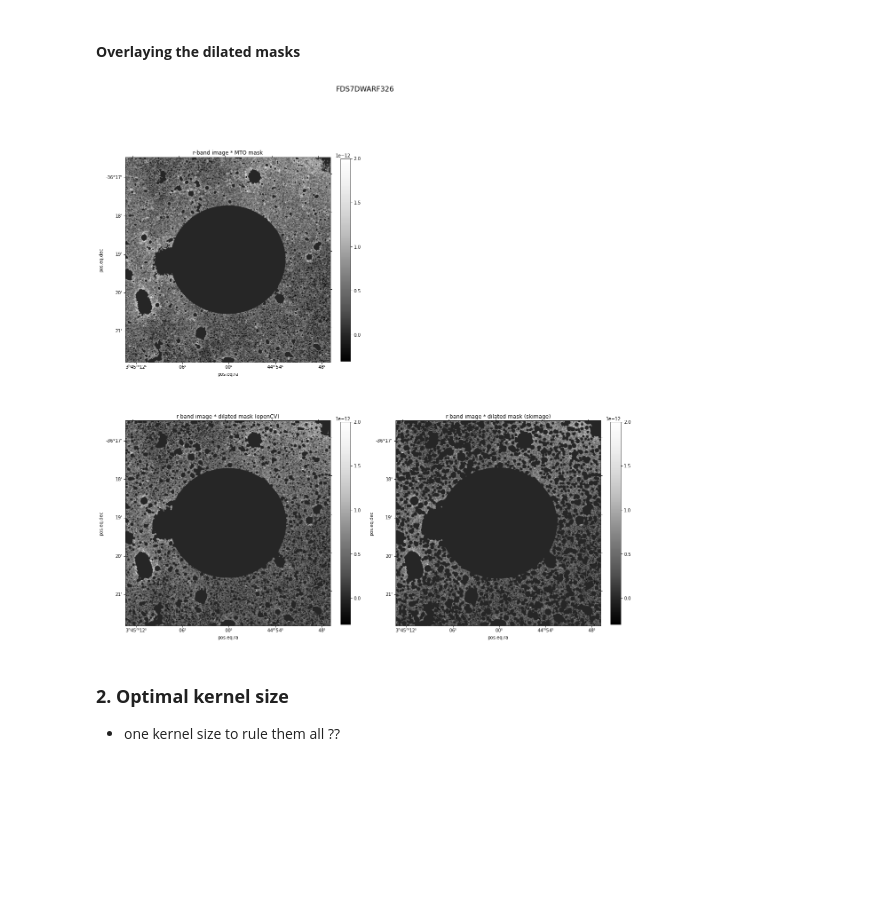
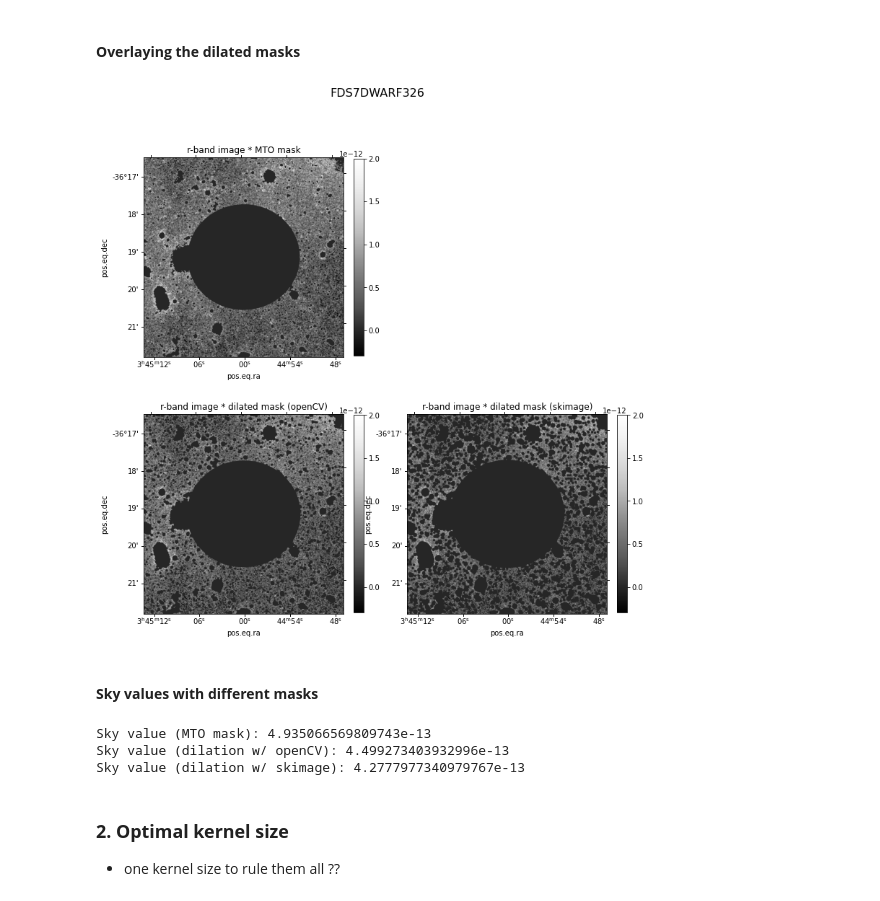
Before and after one commit to shivangeerathi/photometry_notebooks, a Jupyter notebook: testing_dilation.ipynb, the cells around one changed output. Cells and saved outputs as stored; diff of their text form; code cells hidden in the pictures; blank space fills up the shorter version.

```diff
--- a/testing_dilation.ipynb
+++ b/testing_dilation.ipynb
@@ -135,35 +133,41 @@ Text(0.5, 1.0, 'dilation - skimage')
 # %% [markdown]
 #### **Overlaying the dilated masks**
 # %%
-fig = plt.figure(figsize=(20, 20))
+fig = plt.figure(figsize=(12, 12))
 fig.suptitle(obj, fontsize=16)
 
 wcs = WCS(hdr)
 
 ax1 = fig.add_subplot(221, projection=wcs)
 ax3 = fig.add_subplot(223, projection=wcs)
 ax4 = fig.add_subplot(224, projection=wcs)
 
 im1 = ax1.imshow(data*(1-mask_w_gal), origin='lower', cmap='Greys_r',
                 vmin=-3e-13, vmax=2e-12)
 ax1.set_title('r-band image * MTO mask')
 cb1 = plt.colorbar(im1, ax=ax1, fraction=0.045, pad=0.045)
 
 im3 = ax3.imshow(data*(1-dilation_openCV), origin='lower', cmap="Greys_r",
                  vmin=-3e-13, vmax=2e-12)
 ax3.set_title('r-band image * dilated mask (openCV)')
 cb3 = plt.colorbar(im3, ax=ax3, fraction=0.045, pad=0.045)
 
 im4 = ax4.imshow(data*(1-dilation_skimage), origin='lower', cmap="Greys_r",
                  vmin=-3e-13, vmax=2e-12)
 ax4.set_title('r-band image * dilated mask (skimage)')
 cb4 = plt.colorbar(im4, ax=ax4, fraction=0.045, pad=0.045)
-
-# ax.set_xlabel('RA')
-# ax.set_ylabel('DEC')
-# ax.set_title("Masked r-band image - {}".format(obj), fontsize=20)
 # %% [output]
-[figure, old version]
+[figure, new version]
+# %% [markdown]
+#### **Sky values with different masks**
+# %%
+print("Sky value (MTO mask): {}".format(np.median(data[mask_w_gal==0])))
+print("Sky value (dilation w/ openCV): {}".format(np.median(data[dilation_openCV==0])))
+print("Sky value (dilation w/ skimage): {}".format(np.median(data[dilation_skimage==0])))
+# %% [output]
+Sky value (MTO mask): 4.935066569809743e-13
+Sky value (dilation w/ openCV): 4.499273403932996e-13
+Sky value (dilation w/ skimage): 4.2777977340979767e-13
 # %% [markdown]
 ### **2. Optimal kernel size**
 - one kernel size to rule them all ??
```
Also changed, not shown: parts of 3 cells of this notebook, 1 other file.
